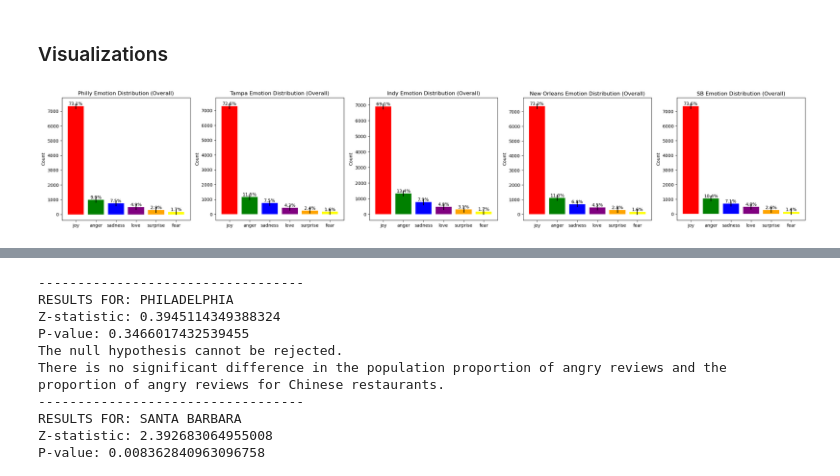
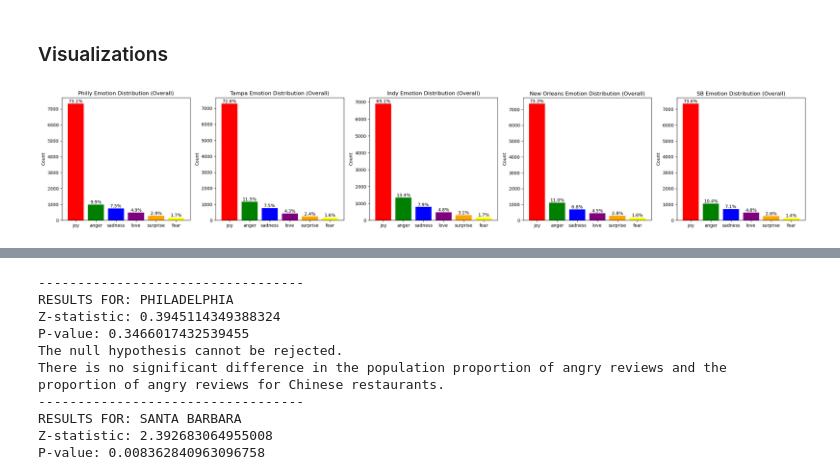
Before and after one commit to ptong2556/RestaurantReviewAnalyzer, a Jupyter notebook: CityDiversity/sentiment_visualizations.ipynb, the cells around one changed output, grey strips where cells are left out. Saved outputs shown, nothing was run; the diff lists cells and outputs as text; code cells hidden in the pictures.

```diff
--- a/CityDiversity/sentiment_visualizations.ipynb
+++ b/CityDiversity/sentiment_visualizations.ipynb
@@ -98,23 +98,23 @@ generate_cuisine_col(indy_emotion)
 # %%
 cities = [philly_emotion,tampa_emotion, indy_emotion , newo_emotion, sb_emotion]
 names = ['Philly', 'Tampa', 'Indy','New Orleans', 'SB', ]
 fig, axes = plt.subplots(ncols=5, nrows = 1, figsize=(30, 5))
 
 for x in range(len(cities)):
     counts = cities[x]['classification'].value_counts()
     category_percentages = counts / len(cities[x]) * 100
-    bars = axes[x].bar(counts.index, counts, color=['red', 'green', 'blue', 'purple','orange','yellow'],yerr=200)
+    bars = axes[x].bar(counts.index, counts, color=['red', 'green', 'blue', 'purple','orange','yellow'])
     for bar, percentage in zip(bars, category_percentages):
         yval = bar.get_height()
         axes[x].text(bar.get_x() + bar.get_width()/2, yval + 0.1, f'{percentage:.1f}%', ha='center', va='bottom')
     title = names[x]+' Emotion Distribution (Overall)'
     axes[x].set_title(title)
     axes[x].set_ylabel('Count')
 
 plt.show()
 plt.close()
 # %% [output]
-[figure, old version]
+[figure, new version]
 # %%
 def get_cuisine_visualization(cuisine):
     cities = [philly_emotion,tampa_emotion, indy_emotion, newo_emotion,sb_emotion ]
```
Also changed, not shown: parts of 5 cells of this notebook.
